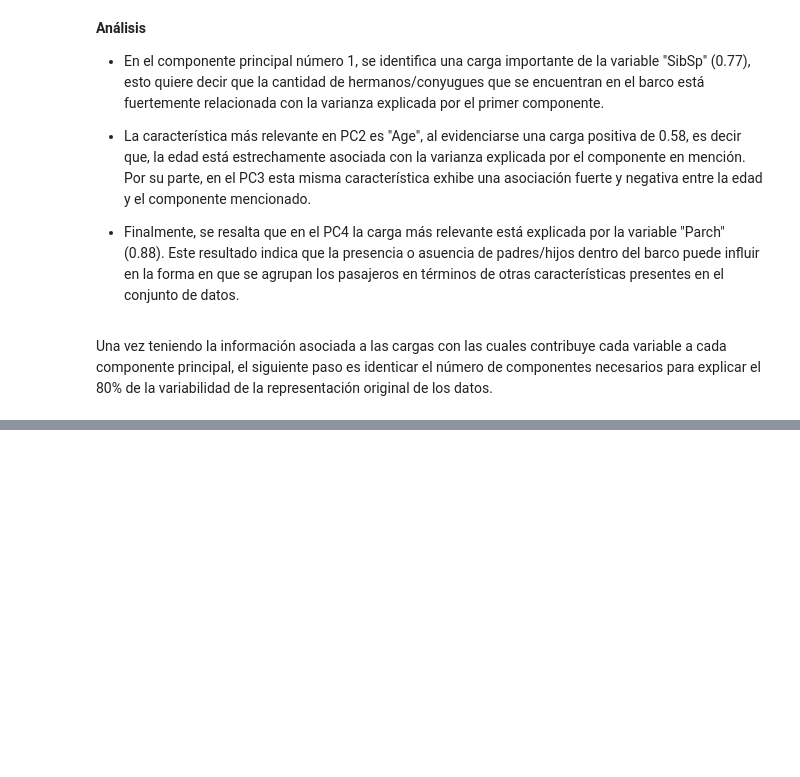
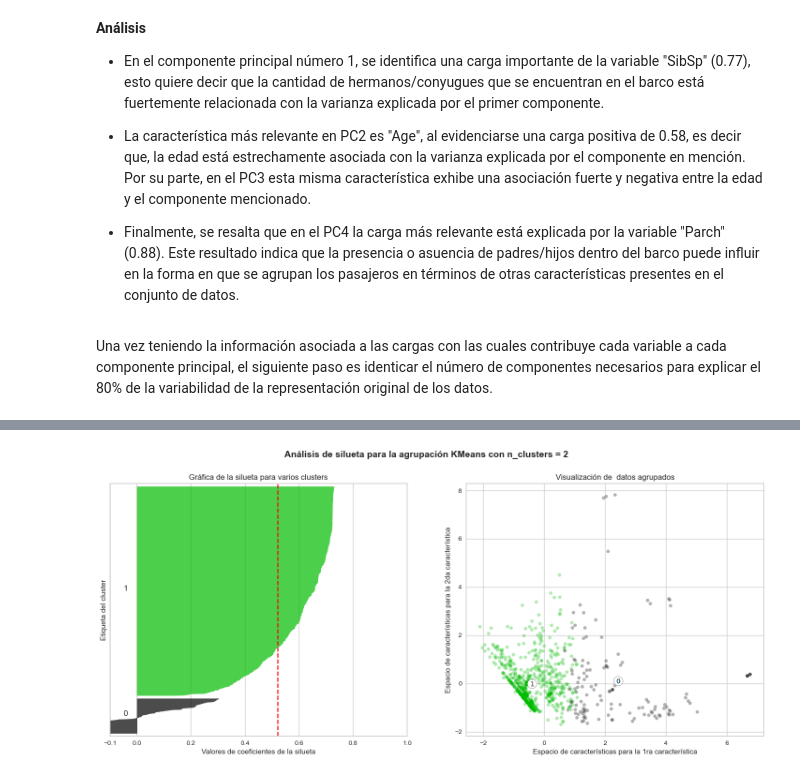
Before and after one commit to Daniel1martinez2/titanic-model-classification, a Jupyter notebook: PCA & K Means/main.ipynb, the cells around one changed output, grey strips where cells are left out. Saved outputs shown, nothing was run; the diff lists cells and outputs as text; code cells hidden in the pictures; blank space fills up the shorter version.

```diff
--- a/PCA & K Means/main.ipynb
+++ b/PCA & K Means/main.ipynb
@@ -182,0 +270,80 @@ biplot(df_proyected, pca.components_, 0, 1, df_train_PCA_Norm.columns)
+# %%
+
+
+range_n_clusters = range(2, 10)  # Rango de número de clusters a probar
+
+for n_clusters in range_n_clusters:
+    # Crear una subplot con 1 fila y 2 columnas
+    fig, (ax1, ax2) = plt.subplots(1, 2)
+    fig.set_size_inches(18, 7)
+
+    # Configurar los límites de la gráfica de la silueta
+    ax1.set_xlim([-0.1, 1])
+    ax1.set_ylim([0, len(df_pca) + (n_clusters + 1) * 10])
+
+    # Inicializar el modelo KMeans con el número de clusters actual
+    clusterer = KMeans(n_clusters=n_clusters, random_state=10)
+    cluster_labels = clusterer.fit_predict(df_pca)
+
+    # Calcular la puntuación de silueta media para todos los samples
+    silhouette_avg = silhouette_score(df_pca, cluster_labels)
+    print("Para n_clusters =", n_clusters,
+          "El silhouette_score promedio es :", silhouette_avg)
+
+    # Calcular los valores de la silueta para cada muestra
+    sample_silhouette_values = silhouette_samples(df_pca, cluster_labels)
+
+    y_lower = 10
+    for i in range(n_clusters):
+        # Agregar los valores de silueta para cada cluster
+        ith_cluster_silhouette_values = sample_silhouette_values[cluster_labels == i]
+        ith_cluster_silhouette_values.sort()
+
+        size_cluster_i = ith_cluster_silhouette_values.shape[0]
+        y_upper = y_lower + size_cluster_i
+
+        color = plt.cm.nipy_spectral(float(i) / n_clusters)
+        ax1.fill_betweenx(np.arange(y_lower, y_upper),
+                          0, ith_cluster_silhouette_values,
+                          facecolor=color, edgecolor=color, alpha=0.7)
+
+        # Etiquetar los clusters en la gráfica
+        ax1.text(-0.05, y_lower + 0.5 * size_cluster_i, str(i))
+
+        # Calcular el nuevo 'y_lower' para el siguiente plot
+        y_lower = y_upper + 10
+
+    ax1.set_title("Gráfica de la silueta para varios clusters")
+    ax1.set_xlabel("Valores de coeficientes de la silueta")
+    ax1.set_ylabel("Etiqueta del cluster")
+
+    # Línea vertical para el silhouette_score promedio de todos los valores
+    ax1.axvline(x=silhouette_avg, color="red", linestyle="--")
+
+    ax1.set_yticks([])
+    ax1.set_xticks([-0.1, 0, 0.2, 0.4, 0.6, 0.8, 1])
+
+    # Visualización de los clusters formados
+    colors = plt.cm.nipy_spectral(cluster_labels.astype(float) / n_clusters)
+    ax2.scatter(df_pca['PC1'], df_pca['PC2'], marker='.', s=110, lw=0, alpha=0.3,
+                c=colors, edgecolor='k')
+
+    # Etiquetar los centroides de los clusters
+    centers = clusterer.cluster_centers_
+    ax2.scatter(centers[:, 0], centers[:, 1], marker='o',
+                c="white", alpha=1, s=200, edgecolor='k')
+
+    for i, c in enumerate(centers):
+        ax2.scatter(c[0], c[1], marker='$%d$' % i, alpha=1,
+                    s=50, edgecolor='k')
+
+    ax2.set_title("Visualización de  datos agrupados")
+    ax2.set_xlabel("Espacio de características para la 1ra característica")
+    ax2.set_ylabel("Espacio de características para la 2da característica")
+
+    plt.suptitle(("Análisis de silueta para la agrupación KMeans "
+                  "con n_clusters = %d" % n_clusters),
+                 fontsize=14, fontweight='bold')
+
+plt.show()
+# %% [output]
@@ -182,0 +358 @@ biplot(df_proyected, pca.components_, 0, 1, df_train_PCA_Norm.columns)
+[figure, added]
```
Also changed, not shown: parts of 29 cells of this notebook.
